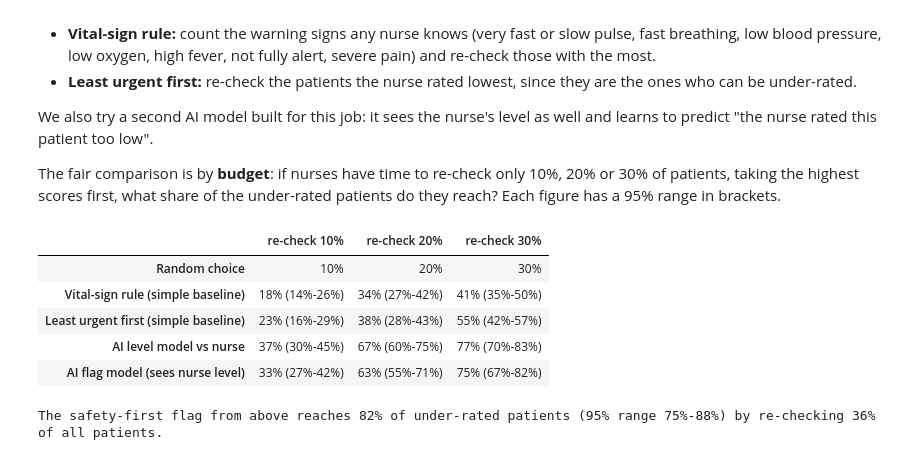
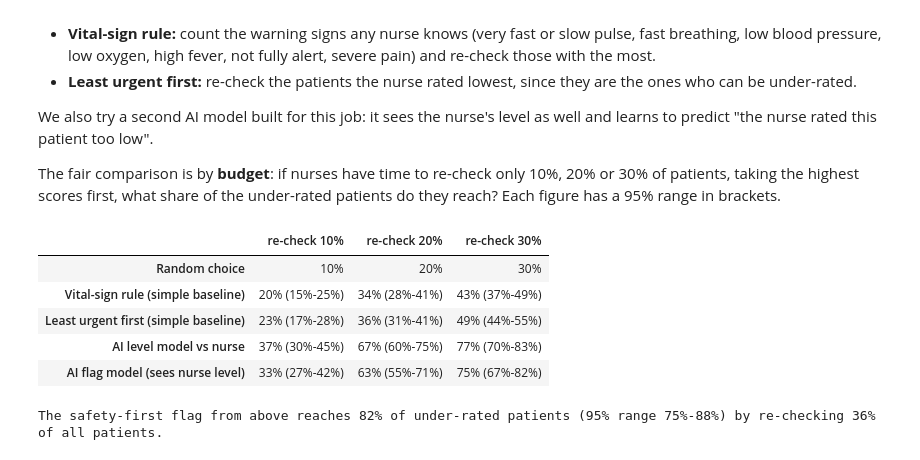
Before and after one commit to potlatiy/emergency-triage-ai, a Jupyter notebook: triage.ipynb, the cells around one changed output. Cells and saved outputs as stored; diff of their text form; code cells hidden in the pictures.

```diff
--- a/triage.ipynb
+++ b/triage.ipynb
@@ -317,40 +317,47 @@ def flag_model_score(df):
     folds = StratifiedKFold(5, shuffle=True, random_state=SEED)
     return cross_val_predict(make_flag_model(), df, under, cv=folds, method="predict_proba")[:, 1]
 
 def caught_within_budget(score, under, budget, rng=None):
     """If nurses can re-check only `budget` of all patients, taking the highest scores first,
-    what share of the under-rated patients do they reach? Ties are broken at random."""
-    rng = rng or np.random.default_rng(SEED)
-    order = np.lexsort((rng.random(len(score)), -np.asarray(score, dtype=float)))
-    chosen = order[: int(round(budget * len(score)))]
-    return under[chosen].sum() / under.sum()
+    what share of the under-rated patients do they reach?
+
+    A simple rule gives many patients the same score, so the cut-off can fall inside a group of equals,
+    and which of them are re-checked is luck. That group is counted by its share: if 40 of 100 equal
+    patients fit in the budget, 40% of the under-rated ones among them count as reached. (Breaking the
+    tie with one random draw made the simple rules look up to 6 points better or worse than they are.)"""
+    score, under = np.asarray(score, dtype=float), np.asarray(under, dtype=bool)
+    take = int(round(budget * len(score)))
+    cut = np.sort(score)[::-1][take - 1]                  # the lowest score that still gets a re-check
+    surely, maybe = score > cut, score == cut
+    share = (take - surely.sum()) / maybe.sum()           # of the group at the cut-off, the part that fits
+    return (under[surely].sum() + share * under[maybe].sum()) / under.sum()
 
 def plausible_range(statistic, n, rounds=1000):
     """95% range from re-drawing the patients with replacement (bootstrap)."""
     rng = np.random.default_rng(SEED)
     values = [statistic(rng.integers(0, n, n)) for _ in range(rounds)]
     return np.percentile(values, [2.5, 97.5])
 
 scores = {
     "Vital-sign rule (simple baseline)": vital_sign_rule(df),
     "Least urgent first (simple baseline)": nurse.astype(float),
     "AI level model vs nurse": urgency_gap_score(probabilities, nurse),
     "AI flag model (sees nurse level)": flag_model_score(df),
 }
 budgets = [0.10, 0.20, 0.30]
 table = {"Random choice": {f"re-check {b:.0%}": f"{b:.0%}" for b in budgets}}
 for name, score in scores.items():
     table[name] = {}
     for b in budgets:
         value = caught_within_budget(score, under, b)
         low, high = plausible_range(lambda pick: caught_within_budget(score[pick], under[pick], b), n)
         table[name][f"re-check {b:.0%}"] = f"{value:.0%} ({low:.0%}-{high:.0%})"
 pd.DataFrame(table).T
 # %% [output]
 |  | re-check 10% | re-check 20% | re-check 30% |
 | Random choice | 10% | 20% | 30% |
-| Vital-sign rule (simple baseline) | 18% (14%-26%) | 34% (27%-42%) | 41% (35%-50%) |
-| Least urgent first (simple baseline) | 23% (16%-29%) | 38% (28%-43%) | 55% (42%-57%) |
+| Vital-sign rule (simple baseline) | 20% (15%-25%) | 34% (28%-41%) | 43% (37%-49%) |
+| Least urgent first (simple baseline) | 23% (17%-28%) | 36% (31%-41%) | 49% (44%-55%) |
 | AI level model vs nurse | 37% (30%-45%) | 67% (60%-75%) | 77% (70%-83%) |
 | AI flag model (sees nurse level) | 33% (27%-42%) | 63% (55%-71%) | 75% (67%-82%) |
 # %%
```
Also changed, not shown: 11 other files.
